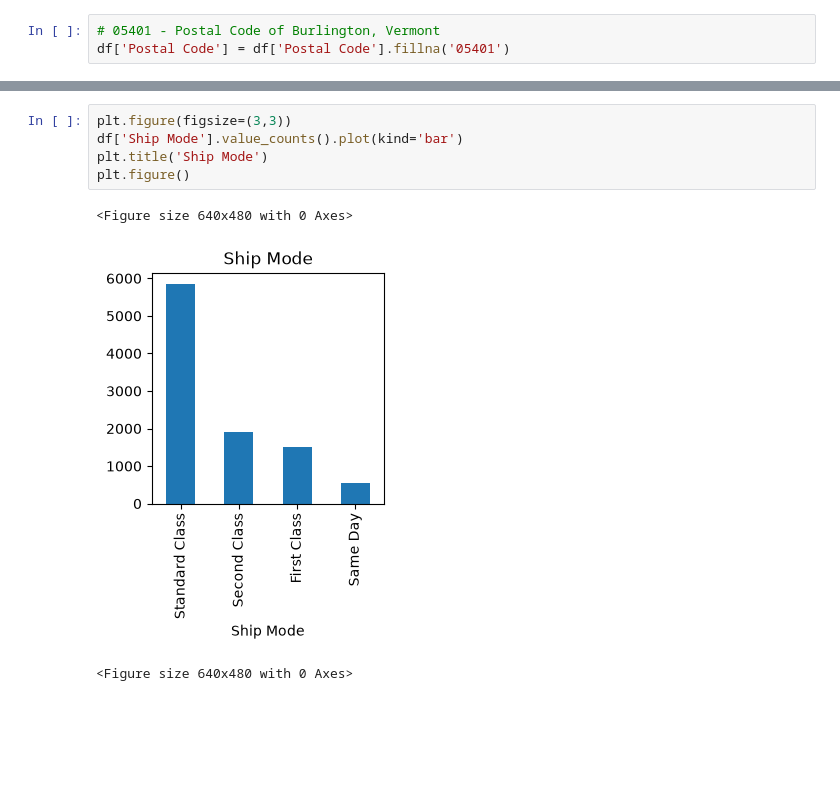
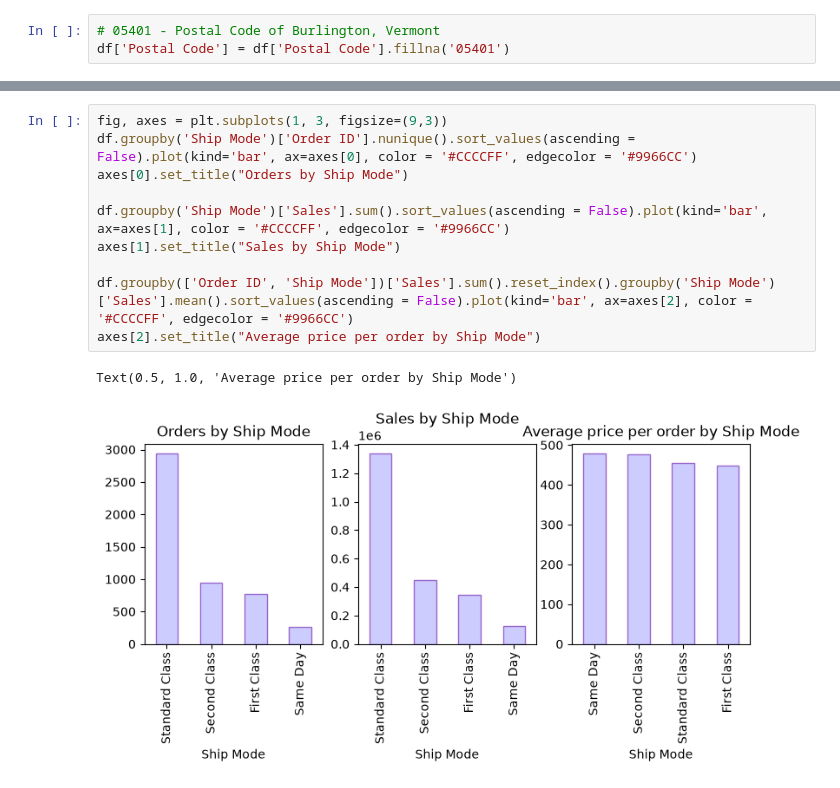
Before and after one commit to bobsi1/auto_report, a Jupyter notebook: notebooks/explore.ipynb, the cells around one changed output, grey strips where cells are left out. Drawn from its saved outputs; the diff is of its cells as text; blank space fills up the shorter version.

```diff
--- a/notebooks/explore.ipynb
+++ b/notebooks/explore.ipynb
@@ -152,12 +152,16 @@ Product Name     1849
 Sales            5757
 dtype: int64
 # %%
-plt.figure(figsize=(3,3))
-df['Ship Mode'].value_counts().plot(kind='bar')
-plt.title('Ship Mode')
-plt.figure()
+fig, axes = plt.subplots(1, 3, figsize=(9,3))
+df.groupby('Ship Mode')['Order ID'].nunique().sort_values(ascending = False).plot(kind='bar', ax=axes[0], color = '#CCCCFF', edgecolor = '#9966CC')
+axes[0].set_title("Orders by Ship Mode")
+
+df.groupby('Ship Mode')['Sales'].sum().sort_values(ascending = False).plot(kind='bar', ax=axes[1], color = '#CCCCFF', edgecolor = '#9966CC')
+axes[1].set_title("Sales by Ship Mode")
+
+df.groupby(['Order ID', 'Ship Mode'])['Sales'].sum().reset_index().groupby('Ship Mode')['Sales'].mean().sort_values(ascending = False).plot(kind='bar', ax=axes[2], color = '#CCCCFF', edgecolor = '#9966CC')
+axes[2].set_title("Average price per order by Ship Mode")
 # %% [output]
-<Figure size 640x480 with 0 Axes>
+Text(0.5, 1.0, 'Average price per order by Ship Mode')
-[figure, old version]
+[figure, new version]
-<Figure size 640x480 with 0 Axes>
 # %%
```
Also changed, not shown: parts of 4 cells of this notebook.
